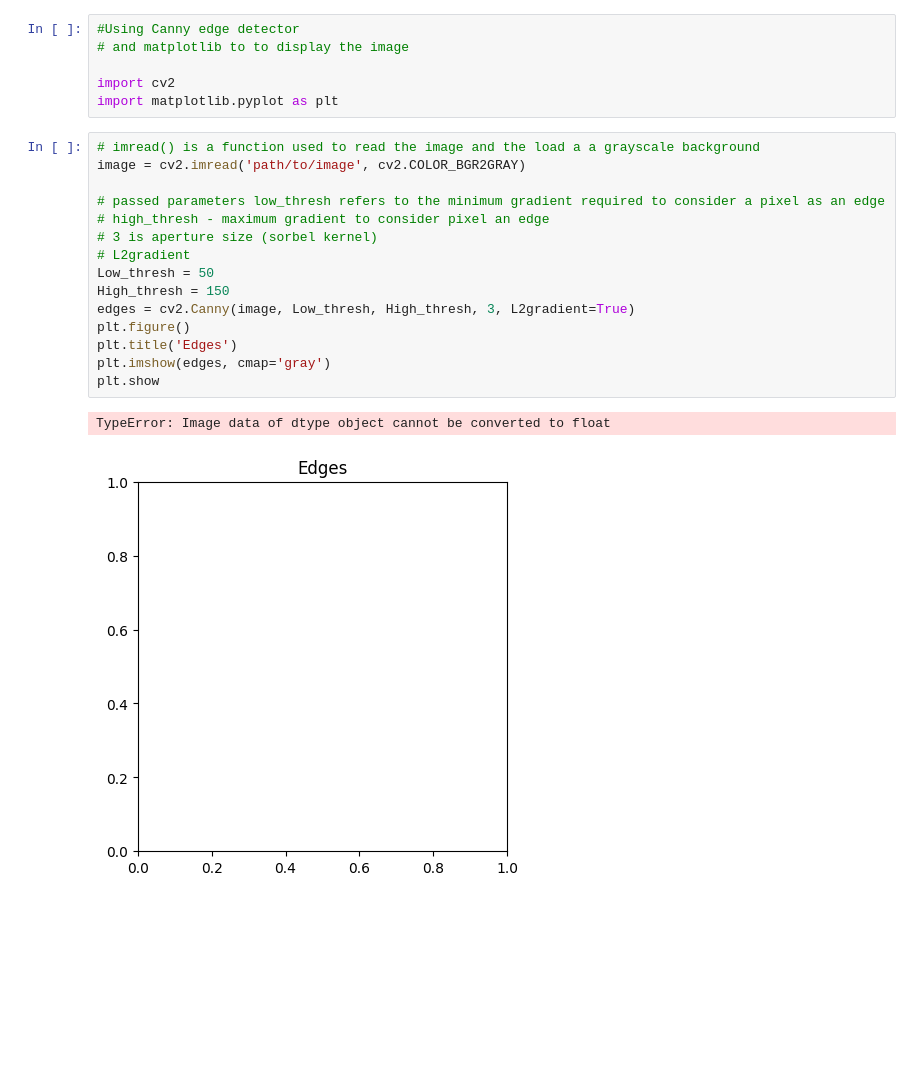
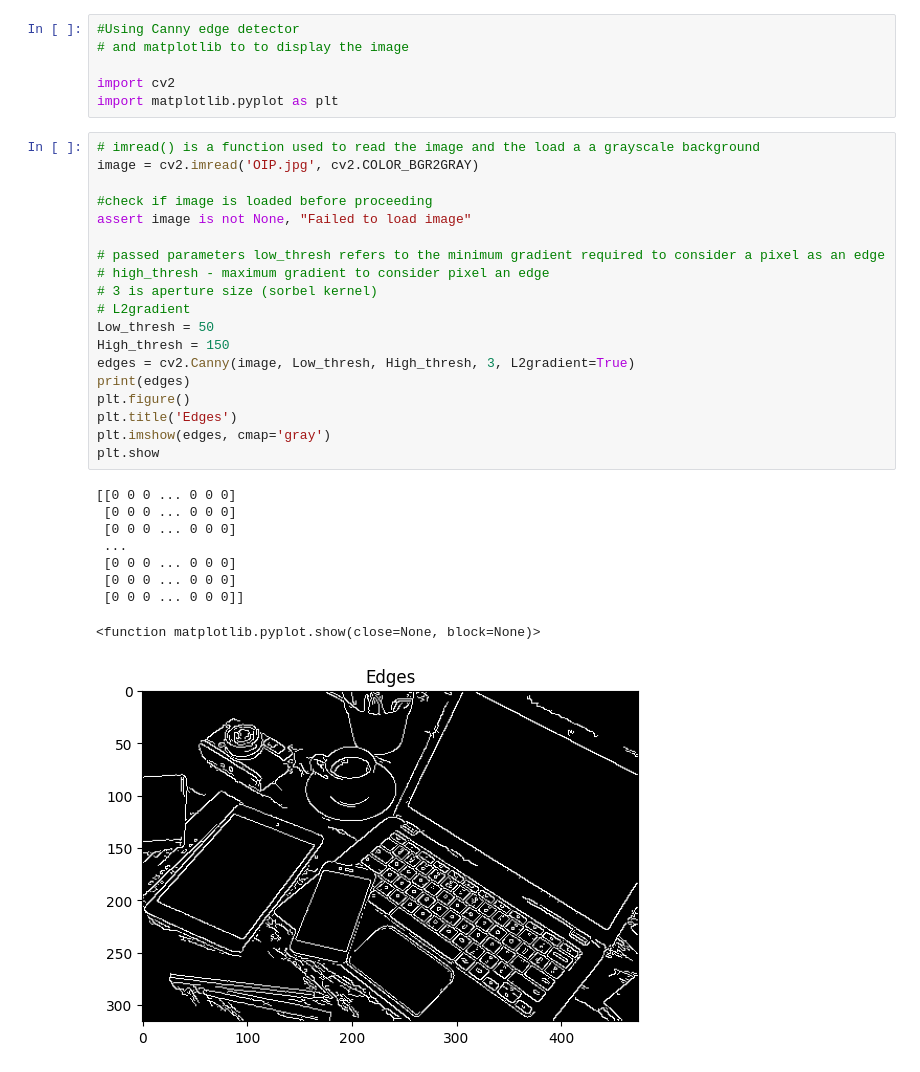
Before and after one commit to black-iverson123/Edges-and-Contours-OpenCV-FlexiSAF-, a Jupyter notebook: Edge Detection.ipynb, the cells around one changed output. Drawn from its saved outputs; the diff is of its cells as text; blank space fills up the shorter version.

```diff
--- a/Edge Detection.ipynb
+++ b/Edge Detection.ipynb
@@ -6,19 +6,30 @@ import cv2
 import matplotlib.pyplot as plt
 # %%
 # imread() is a function used to read the image and the load a a grayscale background
-image = cv2.imread('path/to/image', cv2.COLOR_BGR2GRAY)
+image = cv2.imread('OIP.jpg', cv2.COLOR_BGR2GRAY)
+
+#check if image is loaded before proceeding
+assert image is not None, "Failed to load image"
 
 # passed parameters low_thresh refers to the minimum gradient required to consider a pixel as an edge
 # high_thresh - maximum gradient to consider pixel an edge
 # 3 is aperture size (sorbel kernel)
 # L2gradient
 Low_thresh = 50
 High_thresh = 150
 edges = cv2.Canny(image, Low_thresh, High_thresh, 3, L2gradient=True)
+print(edges)
 plt.figure()
 plt.title('Edges')
 plt.imshow(edges, cmap='gray')
 plt.show
 # %% [output]
-TypeError: Image data of dtype object cannot be converted to float
+[[0 0 0 ... 0 0 0]
+ [0 0 0 ... 0 0 0]
+ [0 0 0 ... 0 0 0]
+ ...
+ [0 0 0 ... 0 0 0]
+ [0 0 0 ... 0 0 0]
+ [0 0 0 ... 0 0 0]]
+<function matplotlib.pyplot.show(close=None, block=None)>
-[figure, old version]
+[figure, new version]
```
Also changed, not shown: 2 other files.
